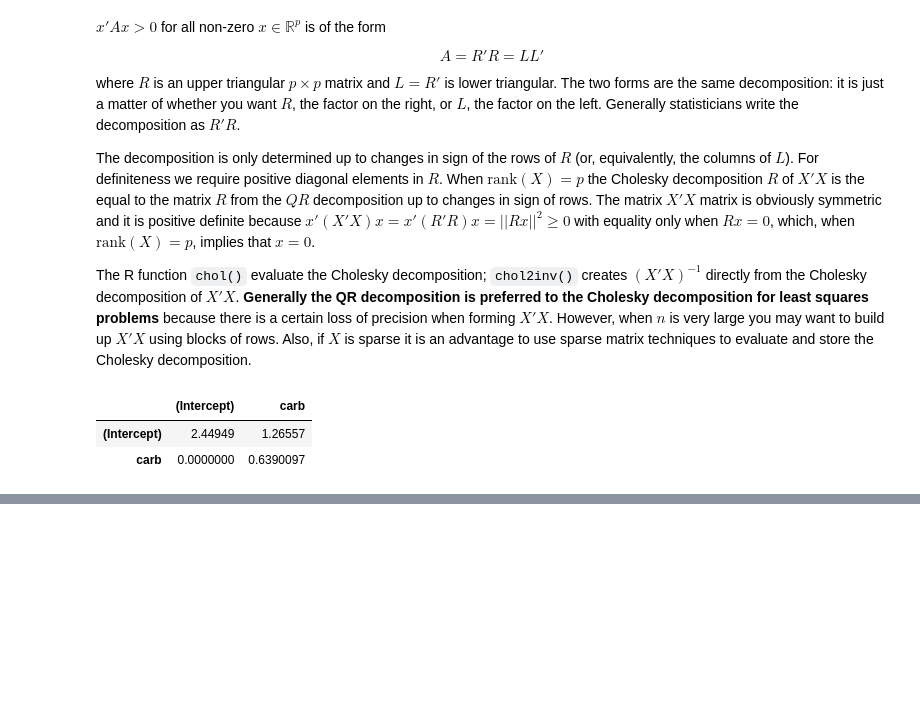
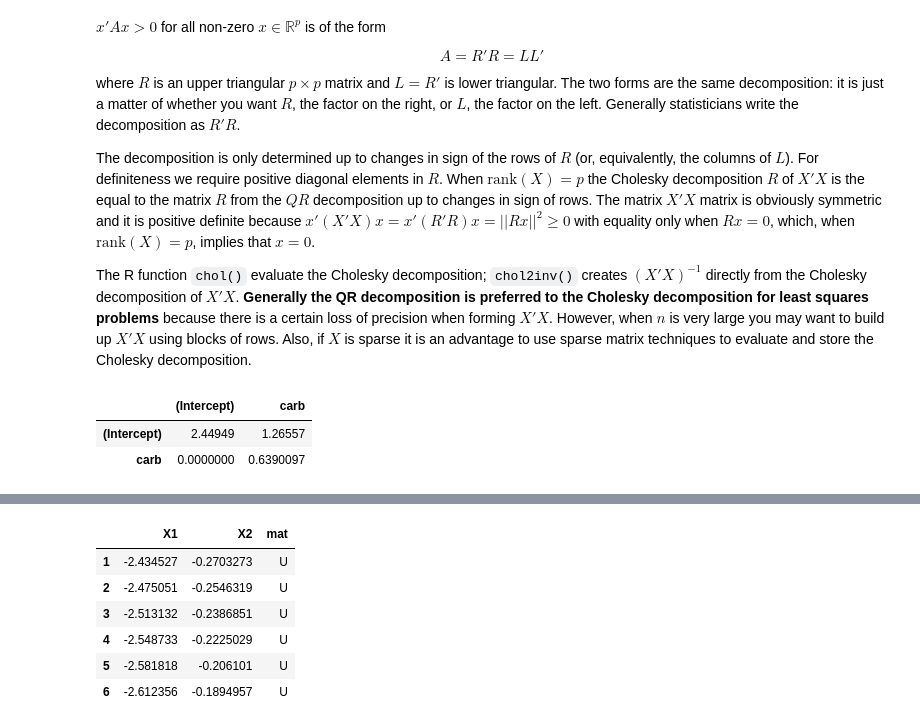
Before and after one commit to daijiang/Notes, a Jupyter notebook: Stats_notes/UW_Madison_Stat_849.ipynb, the cells around one changed output, grey strips where cells are left out. Drawn from its saved outputs; the diff is of its cells as text; code cells hidden in the pictures; blank space fills up the shorter version.

```diff
--- a/Stats_notes/UW_Madison_Stat_849.ipynb
+++ b/Stats_notes/UW_Madison_Stat_849.ipynb
@@ -282,0 +432,13 @@ chol(crossprod(X))
+# %%
+twoD <- rbind(data.frame(t(crossprod(Xsv$u, fits))),
+              data.frame(t(crossprod(Q1, fits))))
+twoD$mat <- factor(rep(c("U","Q"), each = ncol(fits)), levels=c("U","Q"))
+head(twoD)
+# %% [output]
+|  | X1 | X2 | mat |
+| 1 | -2.434527 | -0.2703273 | U |
+| 2 | -2.475051 | -0.2546319 | U |
+| 3 | -2.513132 | -0.2386851 | U |
+| 4 | -2.548733 | -0.2225029 | U |
+| 5 | -2.581818 | -0.206101 | U |
+| 6 | -2.612356 | -0.1894957 | U |
```
Also changed, not shown: parts of 16 cells of this notebook.
